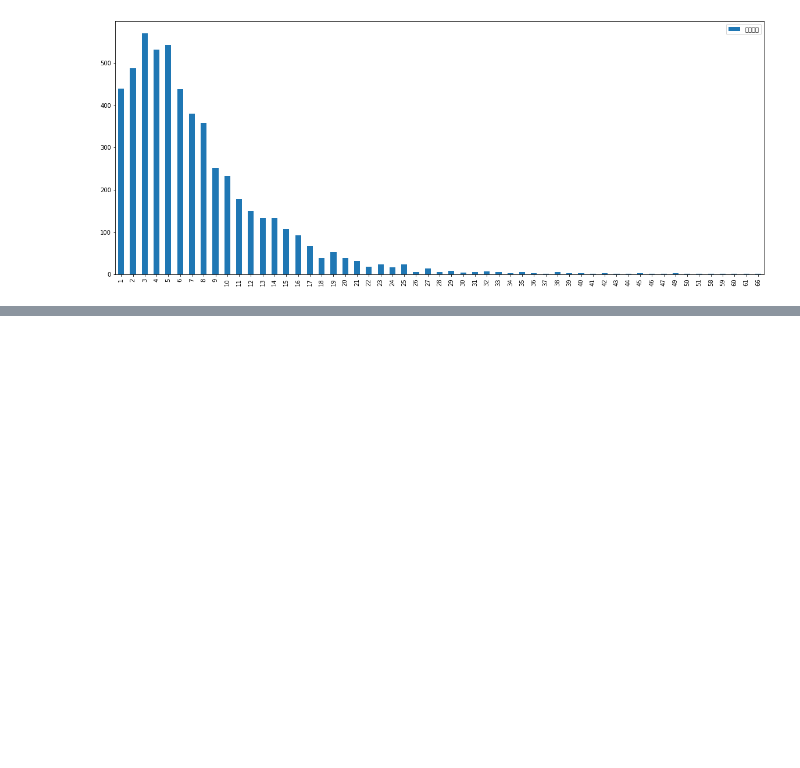
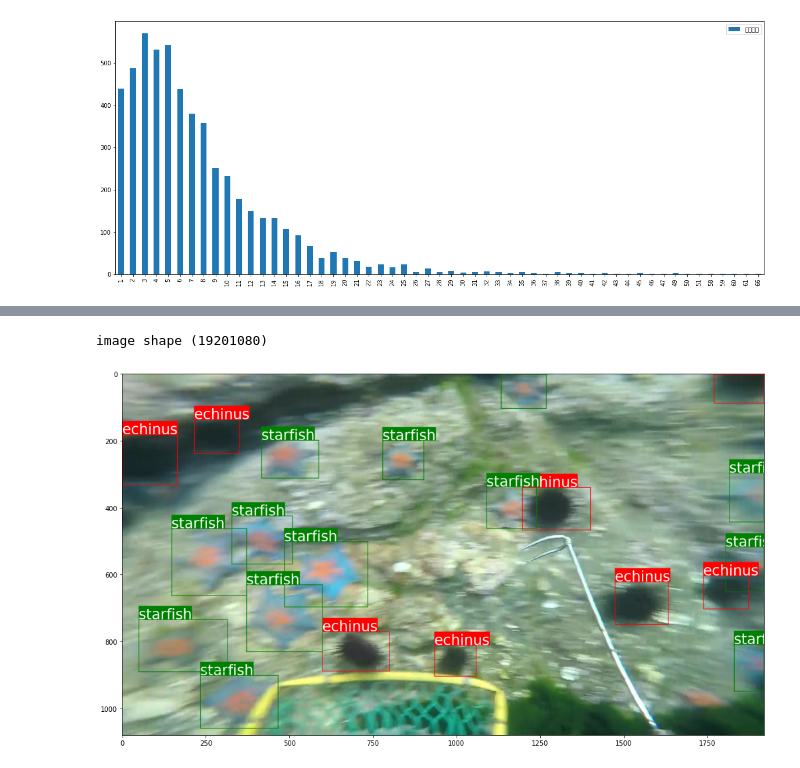
Before and after one commit to alexchungio/under-water-object-detect-2020, a Jupyter notebook: docs/data_analysis.ipynb, the cells around one changed output, grey strips where cells are left out. Drawn from its saved outputs; the diff is of its cells as text; code cells hidden in the pictures; blank space fills up the shorter version.

```diff
--- a/docs/data_analysis.ipynb
+++ b/docs/data_analysis.ipynb
@@ -161,3 +256,11 @@ for img in all_data['images']:
+# %%
+for d in data:
+    if len(d['annotations'])==21:
+        break
+plot_imgs(d,gap=2,path='')
+# %% [output]
+image shape (19201080)
+[figure, added]
 # %%
 # 对所有标注长宽做统计
 total_size=[]
```
Also changed, not shown: parts of 7 cells of this notebook.
